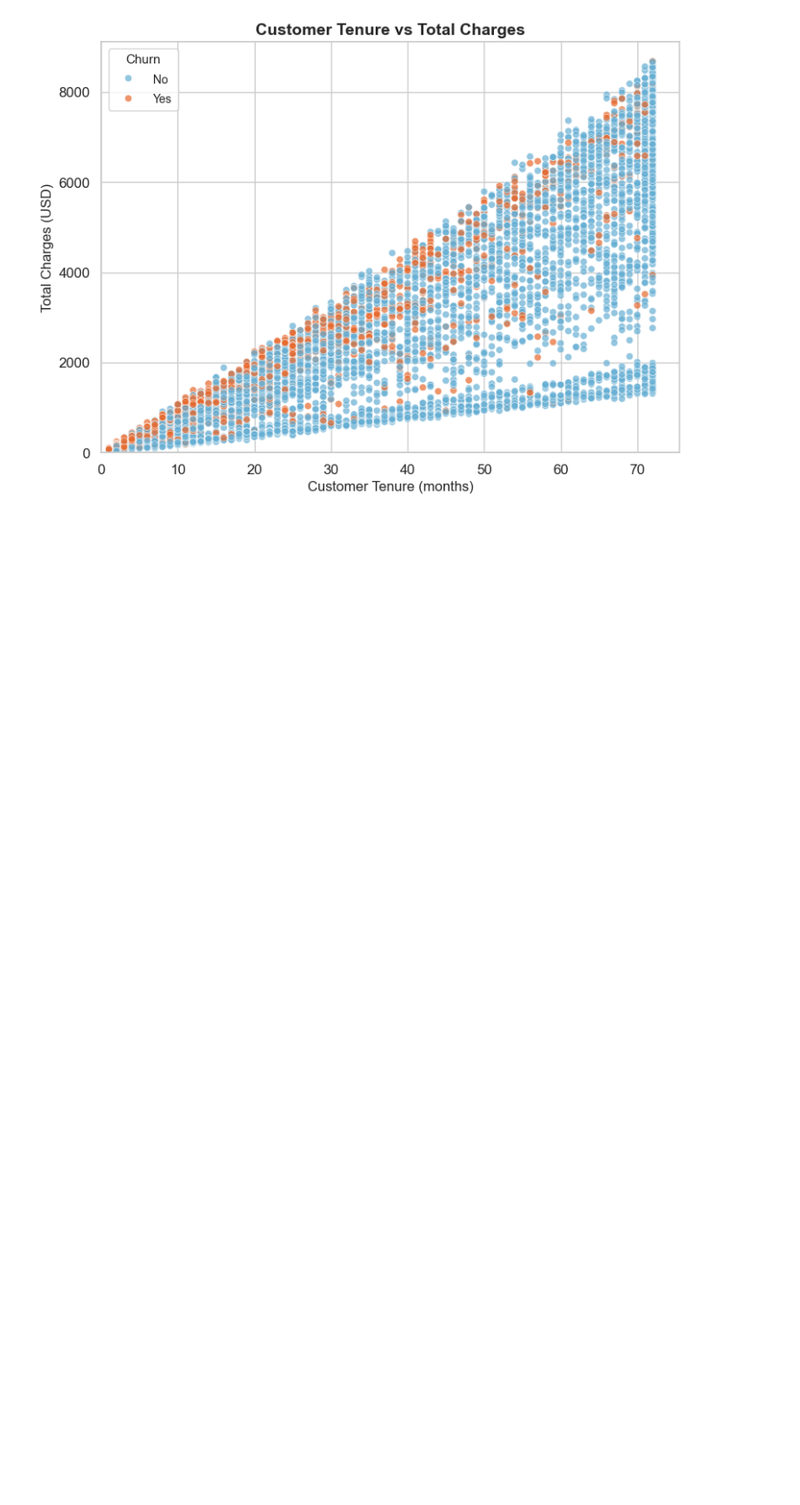
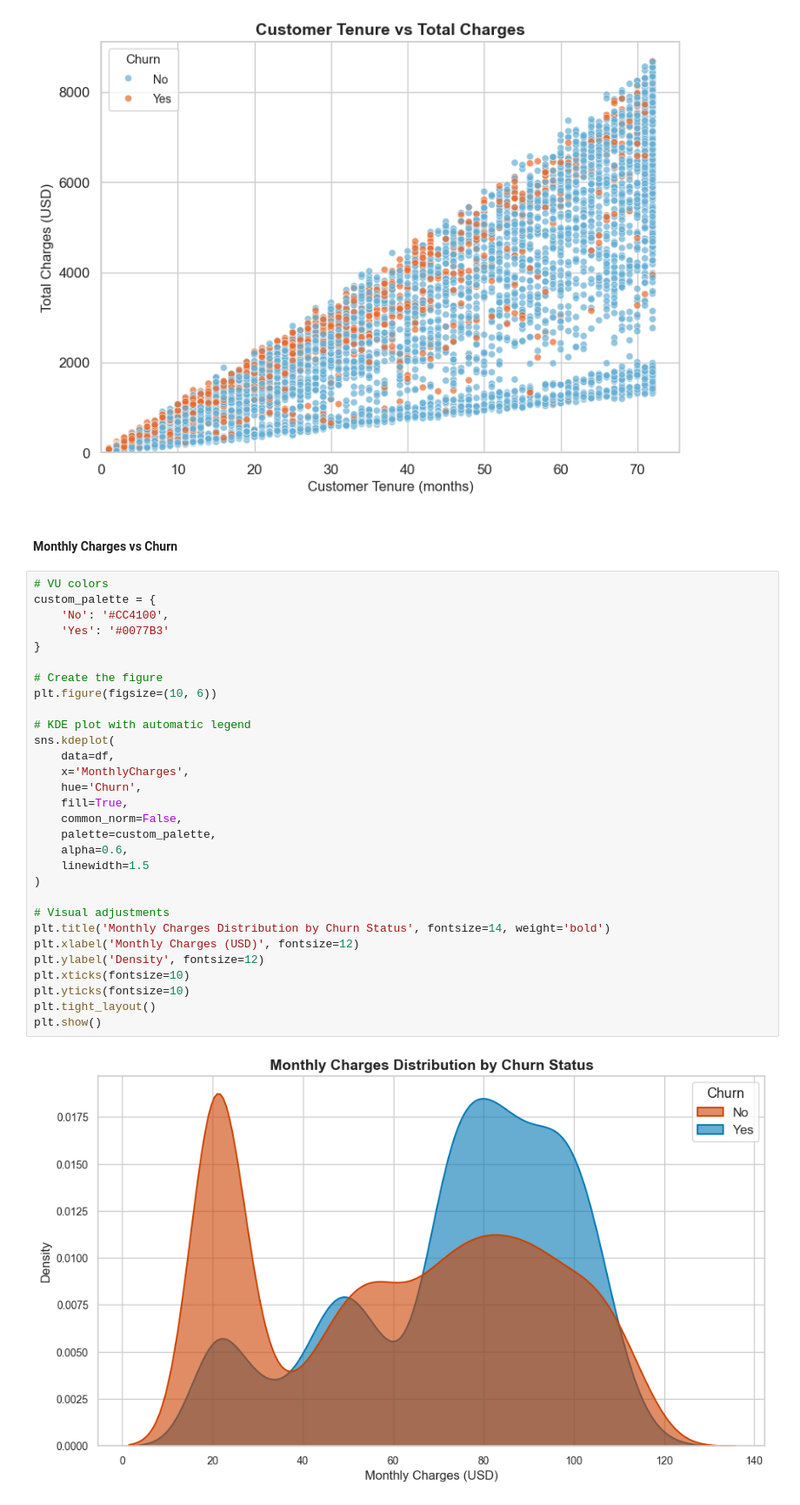
Before and after one commit to celina-ayl/data-science-project, a Jupyter notebook: datascience.ipynb, the cells around one changed output. Shown: that part at 87% size. Saved outputs shown, nothing was run; the diff lists cells and outputs as text; blank space fills up the shorter version.

Commit message:
3 visualizations done

```diff
--- a/datascience.ipynb
+++ b/datascience.ipynb
@@ -139,3 +139,37 @@ plt.tight_layout()
 plt.show()
 # %% [output]
 [figure]
+# %% [markdown]
+#### Monthly Charges vs Churn
+# %%
+# VU colors
+custom_palette = {
+    'No': '#CC4100',
+    'Yes': '#0077B3'
+}
+
+# Create the figure
+plt.figure(figsize=(10, 6))
+
+# KDE plot with automatic legend
+sns.kdeplot(
+    data=df,
+    x='MonthlyCharges',
+    hue='Churn',
+    fill=True,
+    common_norm=False,
+    palette=custom_palette,
+    alpha=0.6,
+    linewidth=1.5
+)
+
+# Visual adjustments
+plt.title('Monthly Charges Distribution by Churn Status', fontsize=14, weight='bold')
+plt.xlabel('Monthly Charges (USD)', fontsize=12)
+plt.ylabel('Density', fontsize=12)
+plt.xticks(fontsize=10)
+plt.yticks(fontsize=10)
+plt.tight_layout()
+plt.show()
+# %% [output]
+[figure, added]
```
Also changed, not shown: parts of 1 cell of this notebook.
